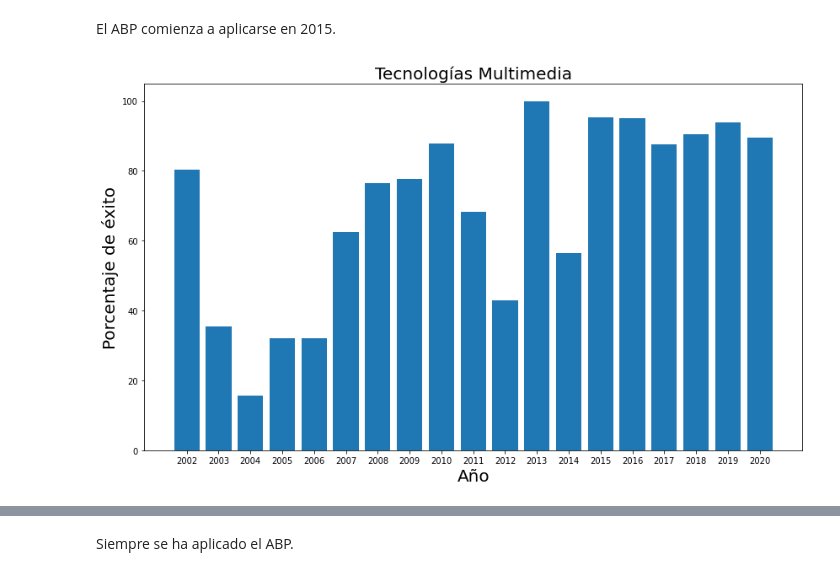
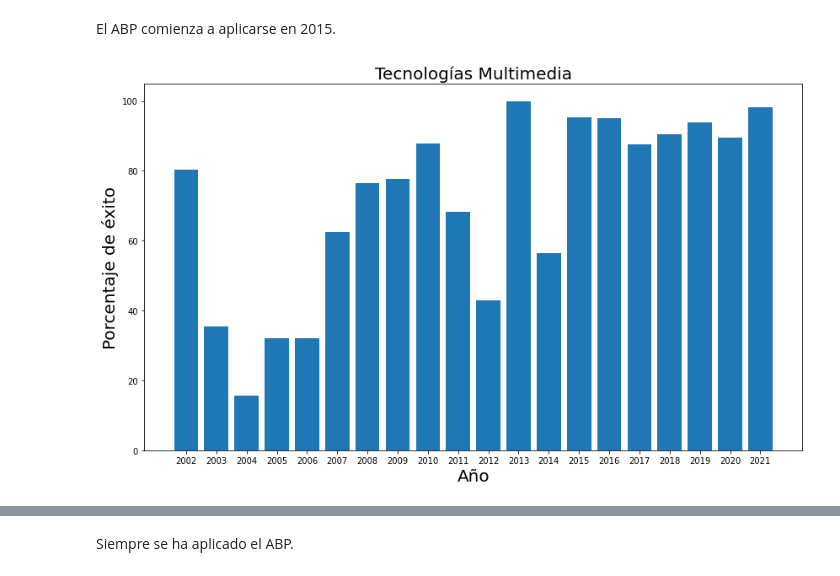
Before and after one commit to vicente-gonzalez-ruiz/ABP_ECA, a Jupyter notebook: transparencias.ipynb, the cells around one changed output, grey strips where cells are left out. Saved outputs shown, nothing was run; the diff lists cells and outputs as text; code cells hidden in the pictures.

```diff
--- a/transparencias.ipynb
+++ b/transparencias.ipynb
@@ -128,6 +131,7 @@ matriculados[2017]= 32
 matriculados[2018]= 21
 matriculados[2019]= 49
 matriculados[2020]= 38
+matriculados[2021]= 60
 # %%
 fracasos = {}
 fracasos[2002]= 18
@@ -149,4 +153,5 @@ fracasos[2017]= 4
 fracasos[2018]= 2
 fracasos[2019]= 3
 fracasos[2020]= 4
+fracasos[2021]= 1
 # %% [markdown]
@@ -172,17 +179,17 @@ El ABP comienza a aplicarse en 2015.
 # %%
 years = np.array([*matriculados.keys()])
 matric = np.array([*matriculados.values()])
 frac = np.array([*fracasos.values()])
 success = 100*(matric-frac)/matric
 
 plt.figure(figsize=(14, 8))
 plt.title("Tecnologías Multimedia", fontsize=20)
 plt.bar(years, success)
 plt.xlabel("Año", fontsize=20)
 plt.ylabel("Porcentaje de éxito", fontsize=20)
-plt.xticks(ticks=2002 + np.arange(19).astype(np.int16))
+plt.xticks(ticks=2002 + np.arange(20).astype(np.int16))
 #plt.legend()
 plt.show()
 # %% [output]
-[figure, old version]
+[figure, new version]
 # %% [markdown]
```
Also changed, not shown: parts of 20 cells of this notebook, 11 other files.
